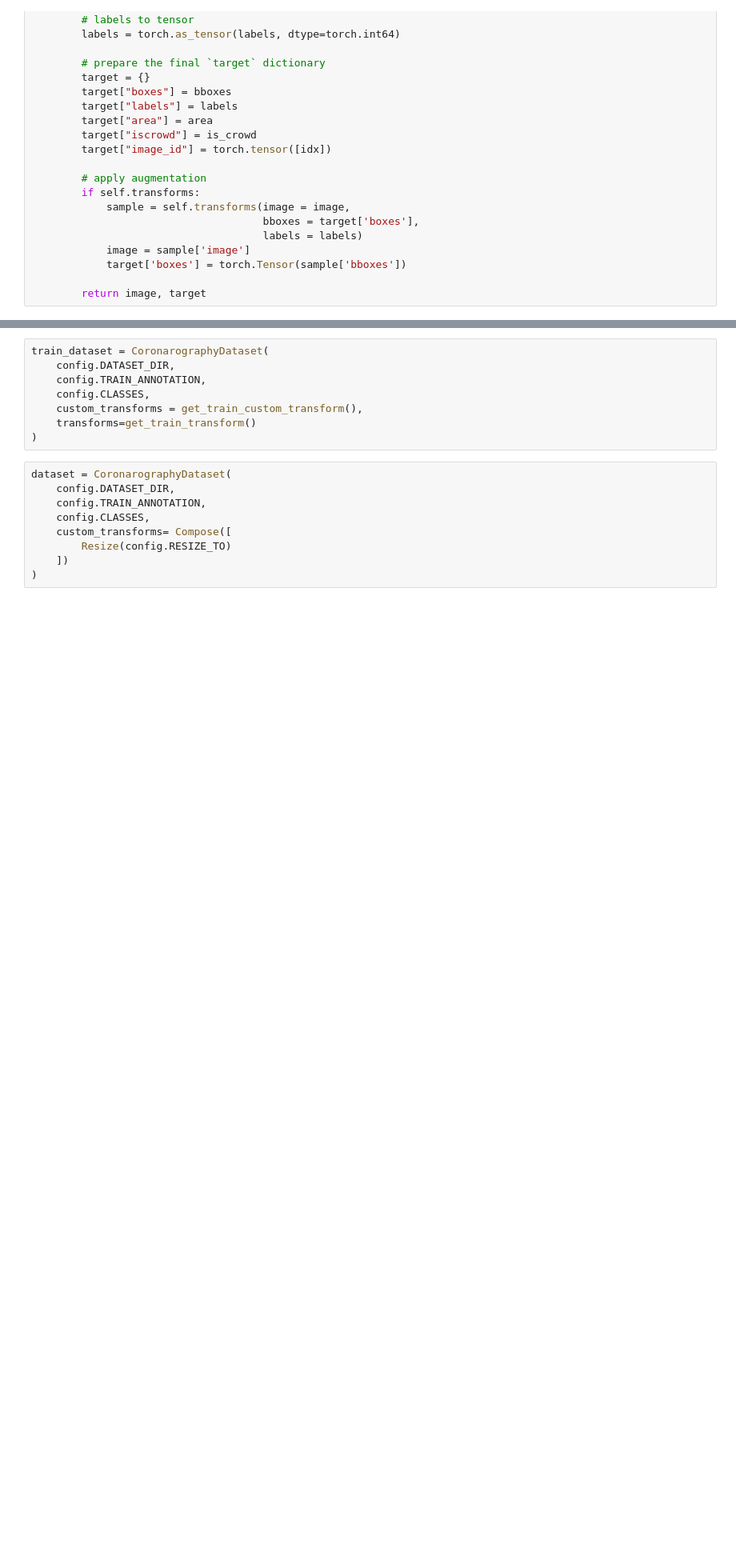
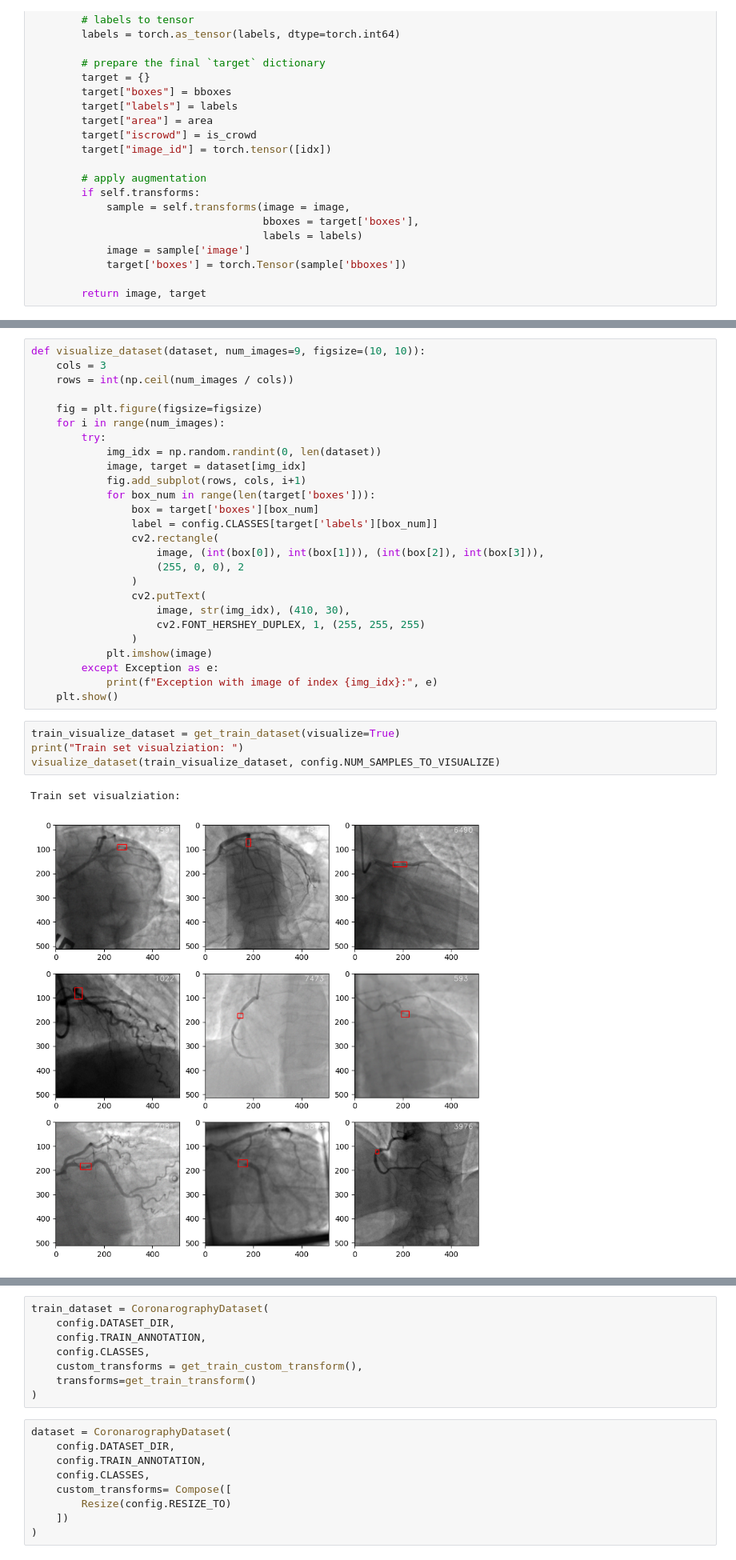
Before and after one commit to mmarecik/coronarography, a Jupyter notebook: main.ipynb, the cells around one changed output, grey strips where cells are left out. Shown at 80% size. Drawn from its saved outputs; the diff is of its cells as text; blank space fills up the shorter version.

```diff
--- a/main.ipynb
+++ b/main.ipynb
@@ -203,0 +288,33 @@ def get_valid_transform():
+# %%
+def visualize_dataset(dataset, num_images=9, figsize=(10, 10)):
+    cols = 3
+    rows = int(np.ceil(num_images / cols))
+
+    fig = plt.figure(figsize=figsize)
+    for i in range(num_images):
+        try:
+            img_idx = np.random.randint(0, len(dataset))
+            image, target = dataset[img_idx]
+            fig.add_subplot(rows, cols, i+1)
+            for box_num in range(len(target['boxes'])):
+                box = target['boxes'][box_num]
+                label = config.CLASSES[target['labels'][box_num]]
+                cv2.rectangle(
+                    image, (int(box[0]), int(box[1])), (int(box[2]), int(box[3])),
+                    (255, 0, 0), 2
+                )
+                cv2.putText(
+                    image, str(img_idx), (410, 30),
+                    cv2.FONT_HERSHEY_DUPLEX, 1, (255, 255, 255)
+                )
+            plt.imshow(image)
+        except Exception as e:
+            print(f"Exception with image of index {img_idx}:", e)
+    plt.show()
+# %%
+train_visualize_dataset = get_train_dataset(visualize=True)
+print("Train set visualziation: ")
+visualize_dataset(train_visualize_dataset, config.NUM_SAMPLES_TO_VISUALIZE)
+# %% [output]
+Train set visualziation:
+[figure, added]
```
Also changed, not shown: parts of 18 cells of this notebook, 3 other files.
